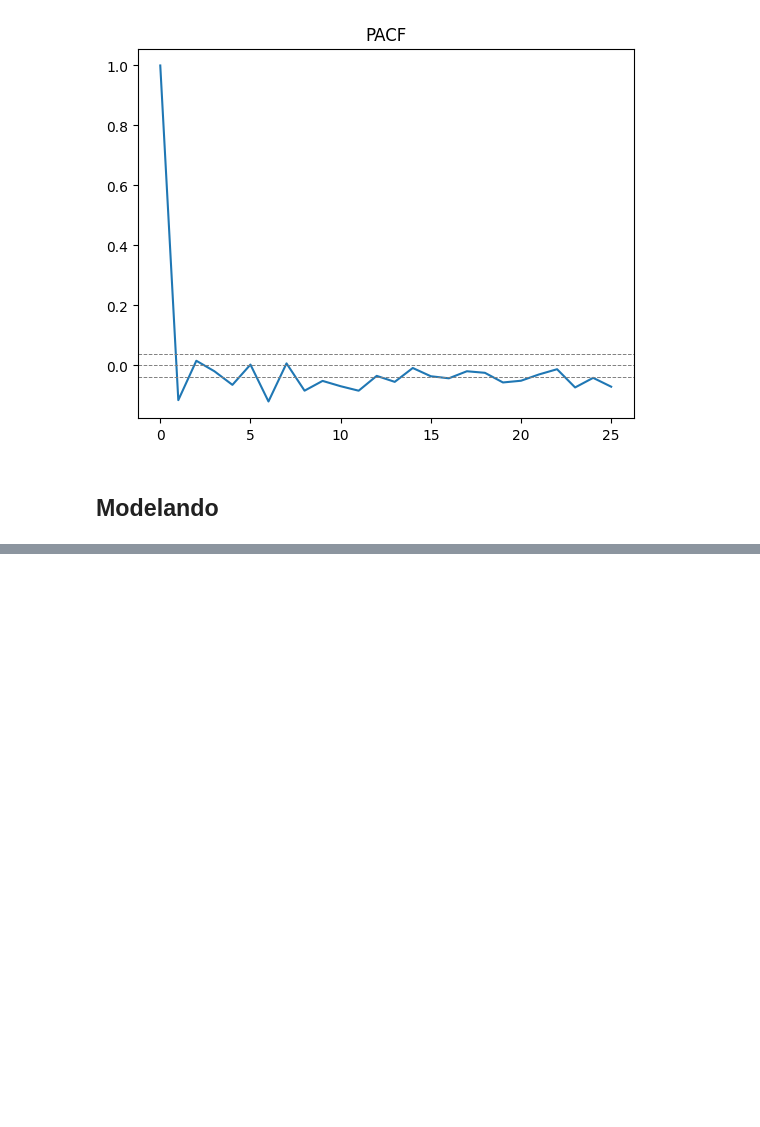
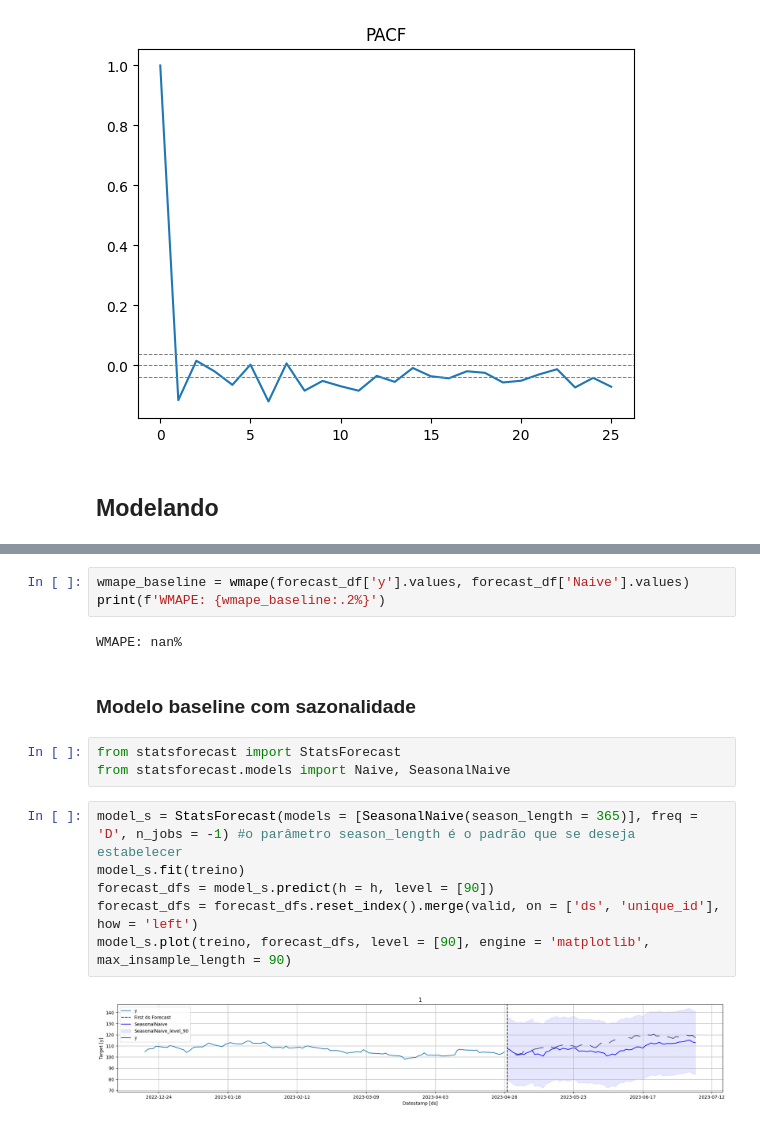
Before and after one commit to jorgeplatero/postech_techchallenge_fase_2, a Jupyter notebook: notebook.ipynb, the cells around one changed output, grey strips where cells are left out. Saved outputs shown, nothing was run; the diff lists cells and outputs as text; blank space fills up the shorter version.

```diff
--- a/notebook.ipynb
+++ b/notebook.ipynb
@@ -385,0 +442,18 @@ plt.show()
+# %%
+wmape_baseline = wmape(forecast_df['y'].values, forecast_df['Naive'].values)
+print(f'WMAPE: {wmape_baseline:.2%}')
+# %% [output]
+WMAPE: nan%
+# %% [markdown]
+### Modelo baseline com sazonalidade
+# %%
+from statsforecast import StatsForecast
+from statsforecast.models import Naive, SeasonalNaive
+# %%
+model_s = StatsForecast(models = [SeasonalNaive(season_length = 365)], freq = 'D', n_jobs = -1) #o parâmetro season_length é o padrão que se deseja estabelecer
+model_s.fit(treino)
+forecast_dfs = model_s.predict(h = h, level = [90])
+forecast_dfs = forecast_dfs.reset_index().merge(valid, on = ['ds', 'unique_id'], how = 'left')
+model_s.plot(treino, forecast_dfs, level = [90], engine = 'matplotlib', max_insample_length = 90)
+# %% [output]
+[figure, added]
```
Also changed, not shown: parts of 21 cells of this notebook.
